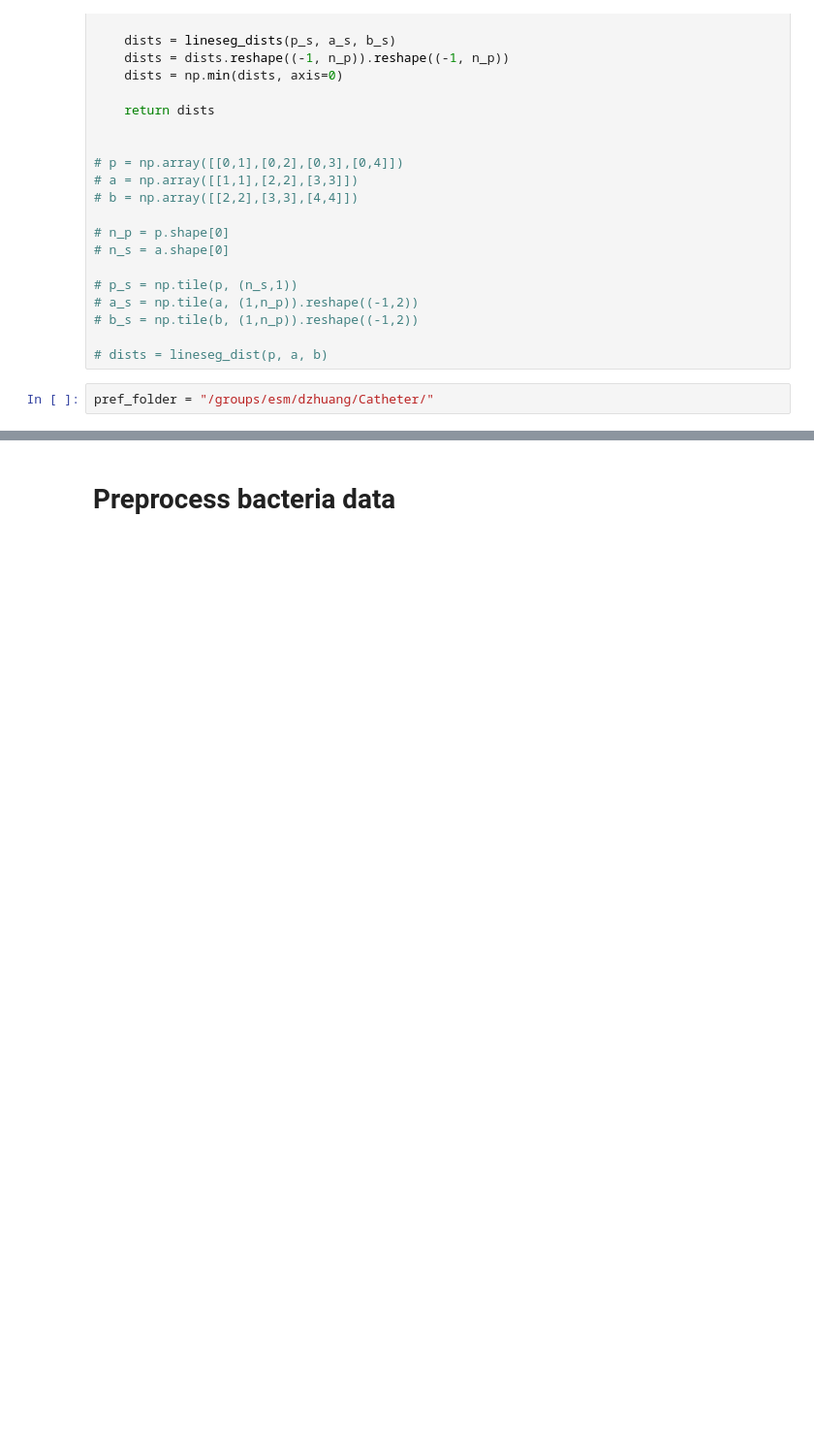
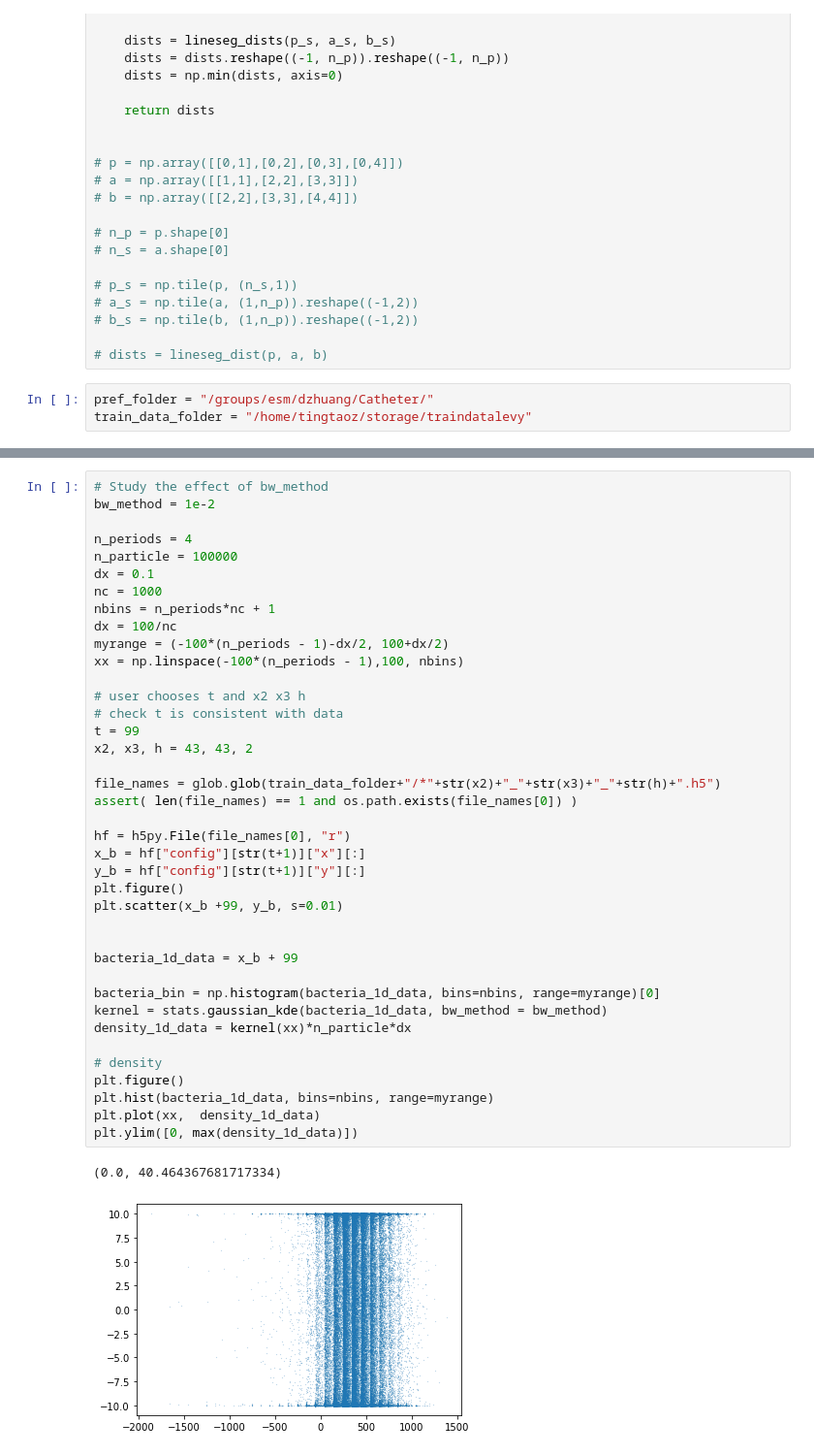
Before and after one commit to zongyi-li/Geo-FNO-catheter, a Jupyter notebook: data_preprocess.ipynb, the cells around one changed output, grey strips where cells are left out. Shown: that part at 97% size. Saved outputs shown, nothing was run; the diff lists cells and outputs as text; blank space fills up the shorter version.

```diff
--- a/data_preprocess.ipynb
+++ b/data_preprocess.ipynb
@@ -67,4 +69,5 @@ def lineseg_dist(p, a, b):
 # dists = lineseg_dist(p, a, b)
 # %%
 pref_folder = "/groups/esm/dzhuang/Catheter/"
+train_data_folder = "/home/tingtaoz/storage/traindatalevy"
 # %% [markdown]
@@ -274,2 +75,42 @@ np.save(pref_folder+"info_2d_data.npy", info_2d_data)
-# %% [markdown]
-# Preprocess bacteria data
+# %%
+# Study the effect of bw_method
+bw_method = 1e-2
+
+n_periods = 4
+n_particle = 100000
+dx = 0.1
+nc = 1000
+nbins = n_periods*nc + 1
+dx = 100/nc
+myrange = (-100*(n_periods - 1)-dx/2, 100+dx/2)
+xx = np.linspace(-100*(n_periods - 1),100, nbins)
+
+# user chooses t and x2 x3 h
+# check t is consistent with data
+t = 99
+x2, x3, h = 43, 43, 2
+
+file_names = glob.glob(train_data_folder+"/*"+str(x2)+"_"+str(x3)+"_"+str(h)+".h5")
+assert( len(file_names) == 1 and os.path.exists(file_names[0]) )
+
+hf = h5py.File(file_names[0], "r")
+x_b = hf["config"][str(t+1)]["x"][:]
+y_b = hf["config"][str(t+1)]["y"][:]
+plt.figure()
+plt.scatter(x_b +99, y_b, s=0.01)
+
+
+bacteria_1d_data = x_b + 99
+
+bacteria_bin = np.histogram(bacteria_1d_data, bins=nbins, range=myrange)[0]
+kernel = stats.gaussian_kde(bacteria_1d_data, bw_method = bw_method)
+density_1d_data = kernel(xx)*n_particle*dx
+
+# density
+plt.figure()
+plt.hist(bacteria_1d_data, bins=nbins, range=myrange)
+plt.plot(xx,  density_1d_data)
+plt.ylim([0, max(density_1d_data)])
+# %% [output]
+(0.0, 40.464367681717334)
+[figure, added]
```
Also changed, not shown: parts of 8 cells of this notebook, 7 other files.
